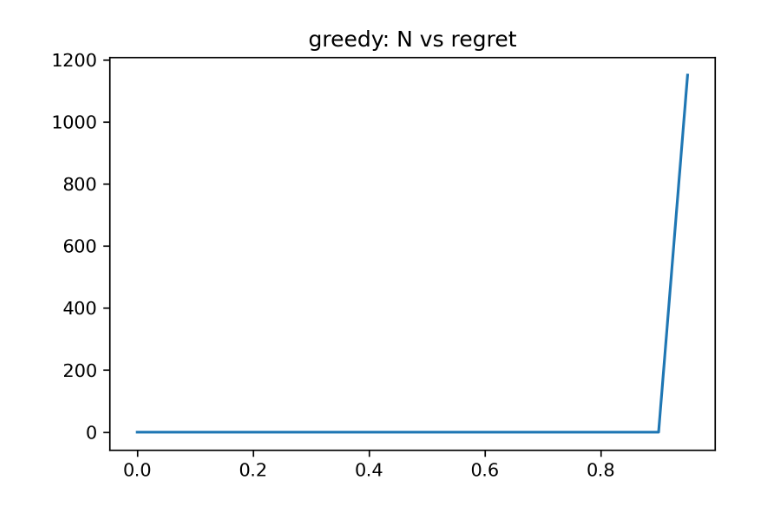
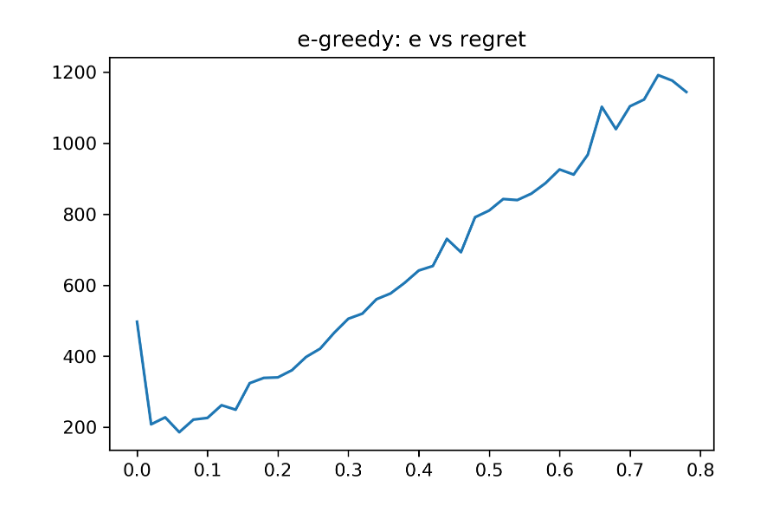
Before and after one commit to momodupi/Reinforcement_Learning_ECE7202, a Jupyter notebook: hw1_b.ipynb, the cells around one changed output. Cells and saved outputs as stored; diff of their text form; code cells hidden in the pictures.

```diff
--- a/hw1_b.ipynb
+++ b/hw1_b.ipynb
@@ -102,4 +3,0 @@ class Gradient(algorithm):
-# %%
-arms = 10
-T = 1000
-times = 20
@@ -105,0 +42,4 @@ times = 20
+# %%
+T = 1000
+K = 10
+times = 100
@@ -128,22 +88,36 @@ plt.show()
+# %%
+class e_greedy(algorithm):
+    def __init__(self, T, K, p):
+        super().__init__(T, K)
+        self.e = p
+
+    def pull(self, t):
+        if np.random.uniform(0.,1., 1) > self.e:
+            return np.argmax(self.Q)
+        else:
+            return np.random.randint(0, self.K)
 # %%
-p_list = np.arange(0,1,0.05)
-res = np.zeros(shape=(times, len(p_list)))
+p_list = np.arange(0,0.8,0.02)
+res = np.zeros(len(p_list))
+for pi,p in enumerate(p_list):
+    r_sum = 0
+    for _ in range(times):
+        b = bandit(T=T, K=K)
+        g = e_greedy(T=T, K=K, p=p)
 
-for i in range(times):
-    b = bandit(arms, T)
-    for pi,p in enumerate(p_list):
-        eg = E_Greedy(arms, T, e=p)
+        g_rewards = np.zeros(T)
         for t in range(T):
-            r = b.get_rewards(t)
-            a = eg.pull_arm(t)
-            eg.arm_chosen[t] = a
-            eg.update_Q( a, r[a], t )
+            a = g.pull(t)
+            r = b.get_reward(a, t)
+            g.update_Q(r, a, t)
+            g_rewards[t] = b.mu[a]
 
-    res[i][pi] = (b.opt_reward-eg.history).cumsum()[-1]
+        r_sum += (b.opt_rewards-g_rewards).cumsum()[-1]
+    res[pi] = r_sum/times
 
-fig, ax1 = plt.subplots(dpi=300)
-ax1.plot(p_list, np.mean(res, axis=0), label='greedy')
-ax1.set_title('e-greedy: e vs regret')
+fig, ax = plt.subplots(dpi=300)
+ax.plot(p_list, res)
+ax.set_title('e-greedy: e vs regret')
 plt.show()
 # %% [output]
-[figure, old version]
+[figure, new version]
```
Also changed, not shown: parts of 13 cells of this notebook.
